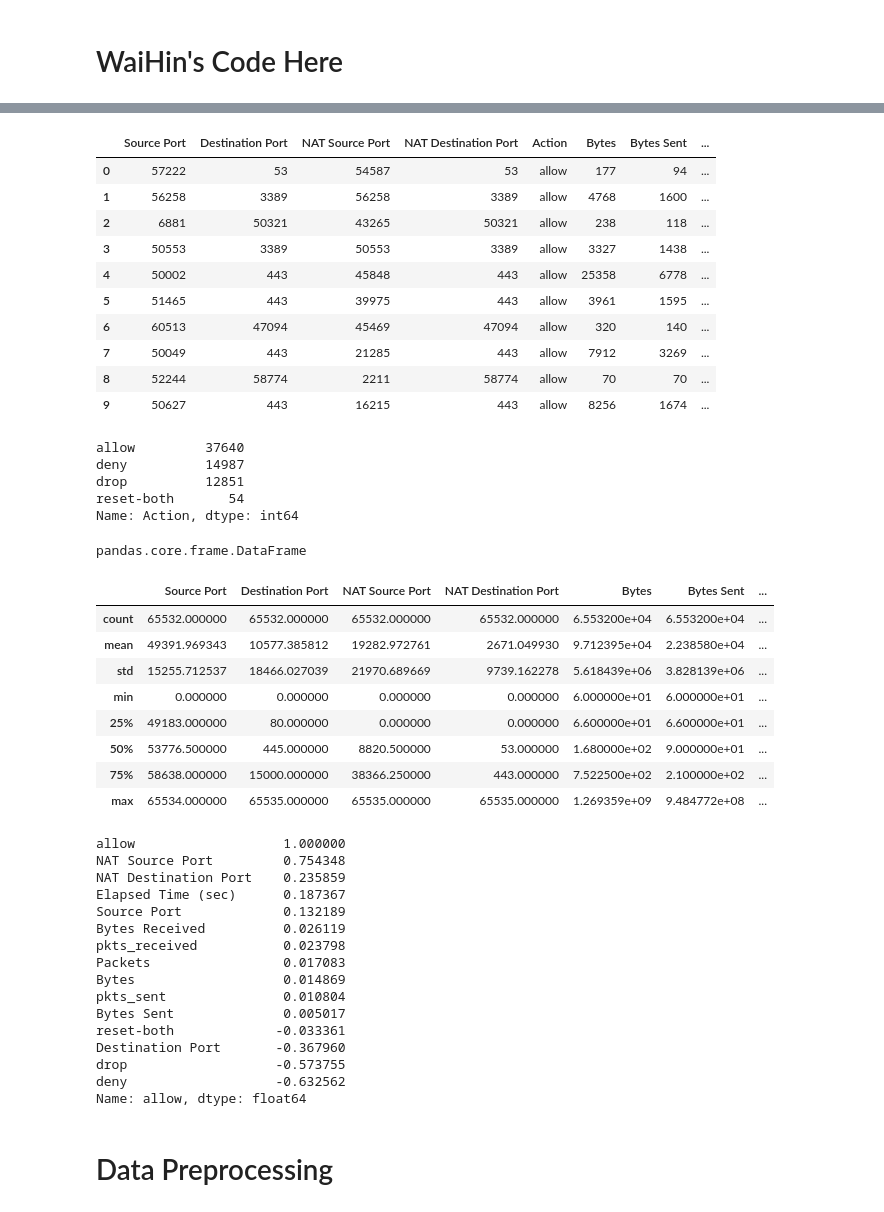
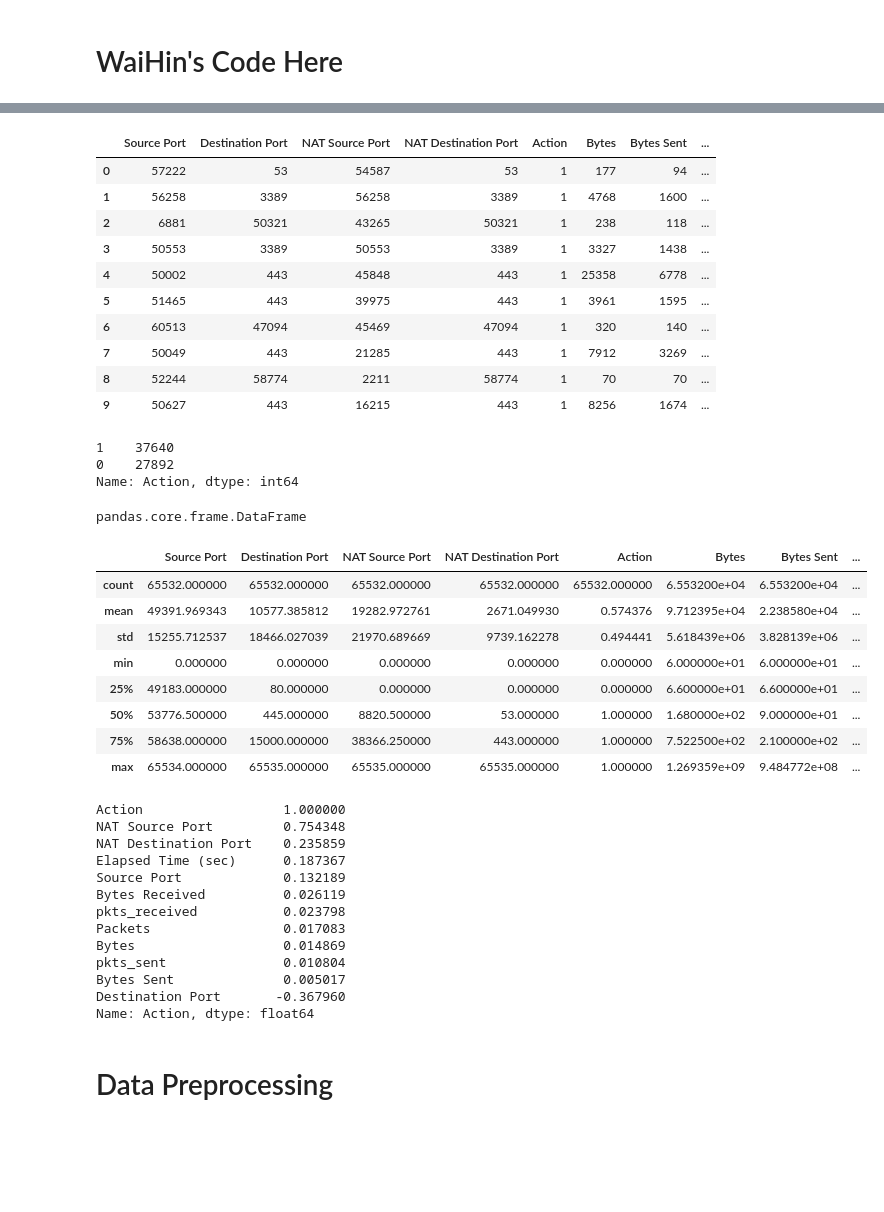
Before and after one commit to DarkinStyle/AIT, a Jupyter notebook: python/UCCD2063 Firewall Classification - Statistic.ipynb, the cells around one changed output, grey strips where cells are left out. Drawn from its saved outputs; the diff is of its cells as text; code cells hidden in the pictures; blank space fills up the shorter version.

```diff
--- a/python/UCCD2063 Firewall Classification - Statistic.ipynb
+++ b/python/UCCD2063 Firewall Classification - Statistic.ipynb
@@ -102,0 +105,3 @@ cat_firewall_data_onehot_sklearn = firewall_data.copy()
+# %%
+firewall_data['Action'] = firewall_data['Action'].astype('category')
+firewall_data.dtypes
@@ -102,0 +122,3 @@ cat_firewall_data_onehot_sklearn = firewall_data.copy()
+# %%
+cat_columns = firewall_data.select_dtypes(['category']).columns
+cat_columns
@@ -102,0 +127,4 @@ cat_firewall_data_onehot_sklearn = firewall_data.copy()
+# %%
+firewall_data[cat_columns] = firewall_data[cat_columns].apply(lambda x: x.cat.codes)
+
+firewall_data
@@ -132,23 +162,21 @@ firewall_data_train_use.head()
 # %%
-firewall_data_train_use.head(10)
+firewall_data.head(10)
 # %% [output]
 |  | Source Port | Destination Port | NAT Source Port | NAT Destination Port | Action | Bytes | Bytes Sent | ... |
-| 0 | 57222 | 53 | 54587 | 53 | allow | 177 | 94 | ... |
-| 1 | 56258 | 3389 | 56258 | 3389 | allow | 4768 | 1600 | ... |
-| 2 | 6881 | 50321 | 43265 | 50321 | allow | 238 | 118 | ... |
-| 3 | 50553 | 3389 | 50553 | 3389 | allow | 3327 | 1438 | ... |
-| 4 | 50002 | 443 | 45848 | 443 | allow | 25358 | 6778 | ... |
-| 5 | 51465 | 443 | 39975 | 443 | allow | 3961 | 1595 | ... |
-| 6 | 60513 | 47094 | 45469 | 47094 | allow | 320 | 140 | ... |
-| 7 | 50049 | 443 | 21285 | 443 | allow | 7912 | 3269 | ... |
-| 8 | 52244 | 58774 | 2211 | 58774 | allow | 70 | 70 | ... |
-| 9 | 50627 | 443 | 16215 | 443 | allow | 8256 | 1674 | ... |
+| 0 | 57222 | 53 | 54587 | 53 | 1 | 177 | 94 | ... |
+| 1 | 56258 | 3389 | 56258 | 3389 | 1 | 4768 | 1600 | ... |
+| 2 | 6881 | 50321 | 43265 | 50321 | 1 | 238 | 118 | ... |
+| 3 | 50553 | 3389 | 50553 | 3389 | 1 | 3327 | 1438 | ... |
+| 4 | 50002 | 443 | 45848 | 443 | 1 | 25358 | 6778 | ... |
+| 5 | 51465 | 443 | 39975 | 443 | 1 | 3961 | 1595 | ... |
+| 6 | 60513 | 47094 | 45469 | 47094 | 1 | 320 | 140 | ... |
+| 7 | 50049 | 443 | 21285 | 443 | 1 | 7912 | 3269 | ... |
+| 8 | 52244 | 58774 | 2211 | 58774 | 1 | 70 | 70 | ... |
+| 9 | 50627 | 443 | 16215 | 443 | 1 | 8256 | 1674 | ... |
 # %%
-firewall_data_train_use.Action.value_counts()
+firewall_data.Action.value_counts()
 # %% [output]
-allow         37640
-deny          14987
-drop          12851
-reset-both       54
+1    37640
+0    27892
 Name: Action, dtype: int64
 # %%
@@ -156,22 +184,22 @@ type(firewall_data_train_use)
 # %% [output]
 pandas.core.frame.DataFrame
 # %%
-firewall_data_train_use.describe()
+firewall_data.describe()
 # %% [output]
-|  | Source Port | Destination Port | NAT Source Port | NAT Destination Port | Bytes | Bytes Sent | ... |
-| count | 65532.000000 | 65532.000000 | 65532.000000 | 65532.000000 | 6.553200e+04 | 6.553200e+04 | ... |
-| mean | 49391.969343 | 10577.385812 | 19282.972761 | 2671.049930 | 9.712395e+04 | 2.238580e+04 | ... |
-| std | 15255.712537 | 18466.027039 | 21970.689669 | 9739.162278 | 5.618439e+06 | 3.828139e+06 | ... |
-| min | 0.000000 | 0.000000 | 0.000000 | 0.000000 | 6.000000e+01 | 6.000000e+01 | ... |
-| 25% | 49183.000000 | 80.000000 | 0.000000 | 0.000000 | 6.600000e+01 | 6.600000e+01 | ... |
-| 50% | 53776.500000 | 445.000000 | 8820.500000 | 53.000000 | 1.680000e+02 | 9.000000e+01 | ... |
-| 75% | 58638.000000 | 15000.000000 | 38366.250000 | 443.000000 | 7.522500e+02 | 2.100000e+02 | ... |
-| max | 65534.000000 | 65535.000000 | 65535.000000 | 65535.000000 | 1.269359e+09 | 9.484772e+08 | ... |
+|  | Source Port | Destination Port | NAT Source Port | NAT Destination Port | Action | Bytes | Bytes Sent | ... |
+| count | 65532.000000 | 65532.000000 | 65532.000000 | 65532.000000 | 65532.000000 | 6.553200e+04 | 6.553200e+04 | ... |
+| mean | 49391.969343 | 10577.385812 | 19282.972761 | 2671.049930 | 0.574376 | 9.712395e+04 | 2.238580e+04 | ... |
+| std | 15255.712537 | 18466.027039 | 21970.689669 | 9739.162278 | 0.494441 | 5.618439e+06 | 3.828139e+06 | ... |
+| min | 0.000000 | 0.000000 | 0.000000 | 0.000000 | 0.000000 | 6.000000e+01 | 6.000000e+01 | ... |
+| 25% | 49183.000000 | 80.000000 | 0.000000 | 0.000000 | 0.000000 | 6.600000e+01 | 6.600000e+01 | ... |
+| 50% | 53776.500000 | 445.000000 | 8820.500000 | 53.000000 | 1.000000 | 1.680000e+02 | 9.000000e+01 | ... |
+| 75% | 58638.000000 | 15000.000000 | 38366.250000 | 443.000000 | 1.000000 | 7.522500e+02 | 2.100000e+02 | ... |
+| max | 65534.000000 | 65535.000000 | 65535.000000 | 65535.000000 | 1.000000 | 1.269359e+09 | 9.484772e+08 | ... |
 # %%
-corr_matrix = firewall_data_train_use.corr()
-corr_matrix['allow'].sort_values(ascending=False)
+corr_matrix = firewall_data.corr()
+corr_matrix['Action'].sort_values(ascending=False)
 # %% [output]
-allow                   1.000000
+Action                  1.000000
 NAT Source Port         0.754348
 NAT Destination Port    0.235859
 Elapsed Time (sec)      0.187367
@@ -182,11 +210,8 @@ Packets                 0.017083
 Bytes                   0.014869
 pkts_sent               0.010804
 Bytes Sent              0.005017
-reset-both             -0.033361
 Destination Port       -0.367960
-drop                   -0.573755
-deny                   -0.632562
-Name: allow, dtype: float64
+Name: Action, dtype: float64
 # %%
 # print('lala')
 # from pandas.plotting import scatter_matrix
```
Also changed, not shown: parts of 53 cells of this notebook.
